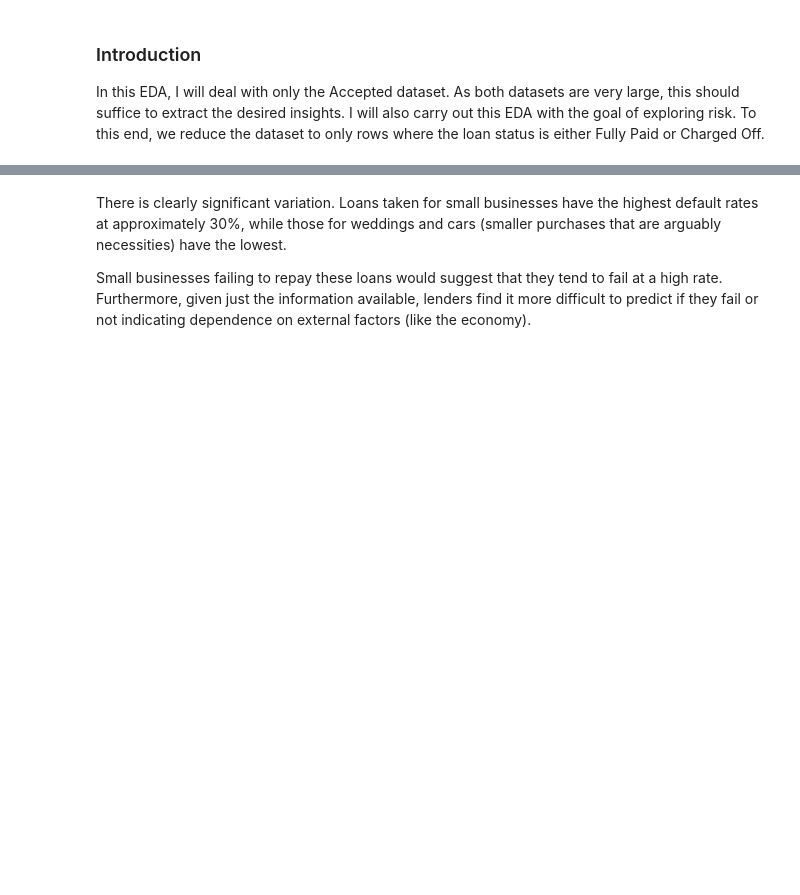
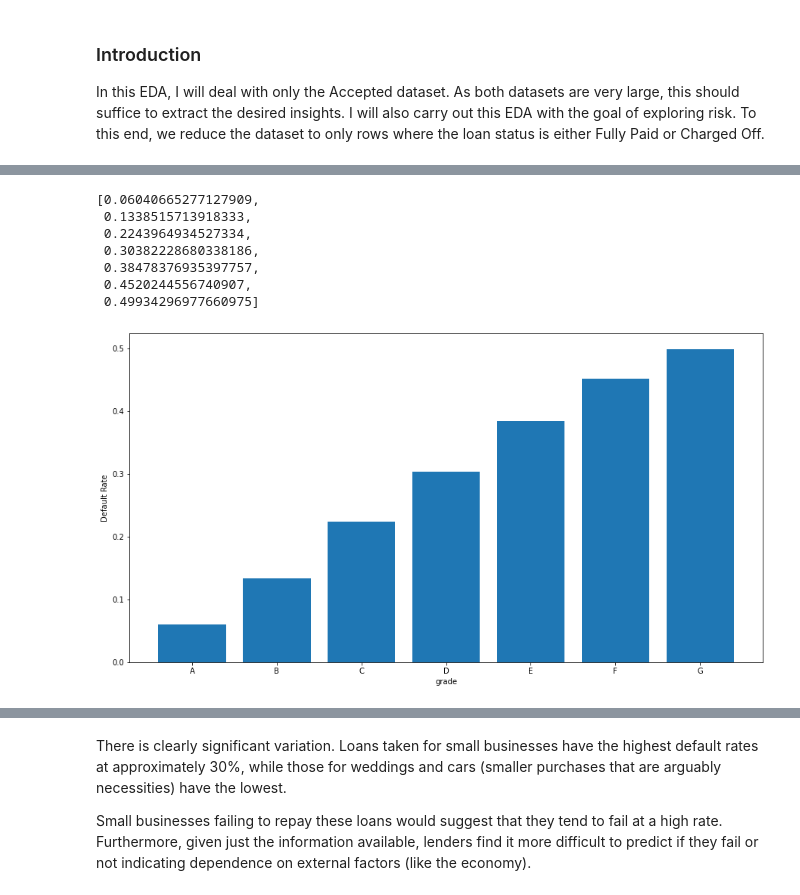
Before and after one commit to ArushRam/lending-club-analysis, a Jupyter notebook: LC-EDA.ipynb, the cells around one changed output, grey strips where cells are left out. Drawn from its saved outputs; the diff is of its cells as text; code cells hidden in the pictures; blank space fills up the shorter version.

```diff
--- a/LC-EDA.ipynb
+++ b/LC-EDA.ipynb
@@ -15,0 +32,11 @@ EDA = EDA(df)
+# %%
+EDA.default_rate_barplot('grade')
+# %% [output]
+[0.06040665277127909,
+ 0.1338515713918333,
+ 0.2243964934527334,
+ 0.30382228680338186,
+ 0.38478376935397757,
+ 0.4520244556740907,
+ 0.49934296977660975]
+[figure, added]
```
Also changed, not shown: parts of 49 cells of this notebook, 1 other file.
